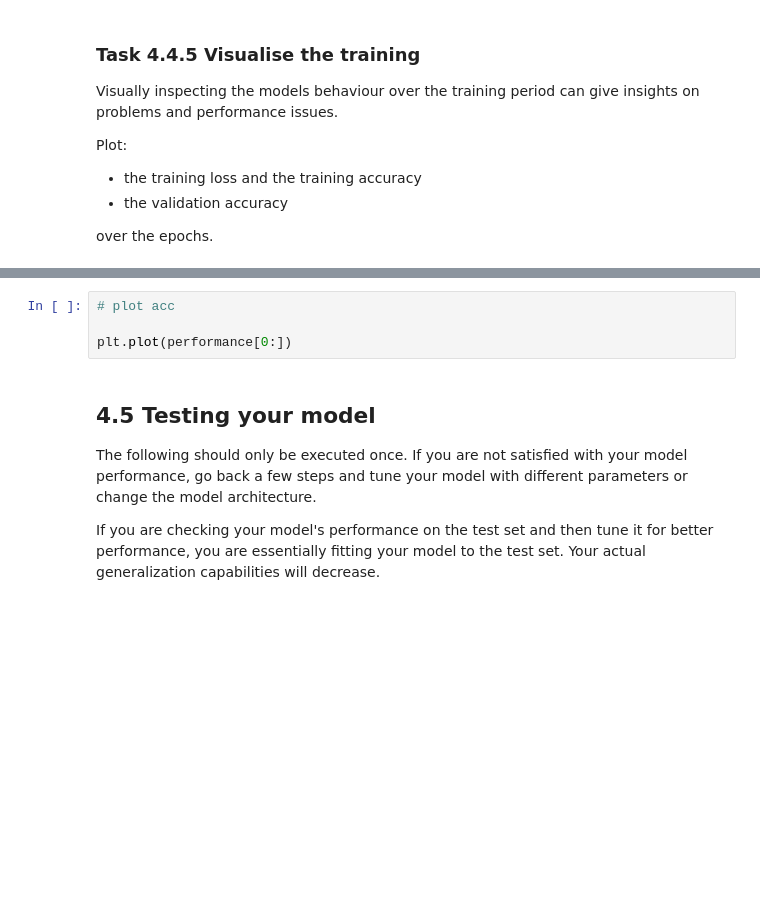
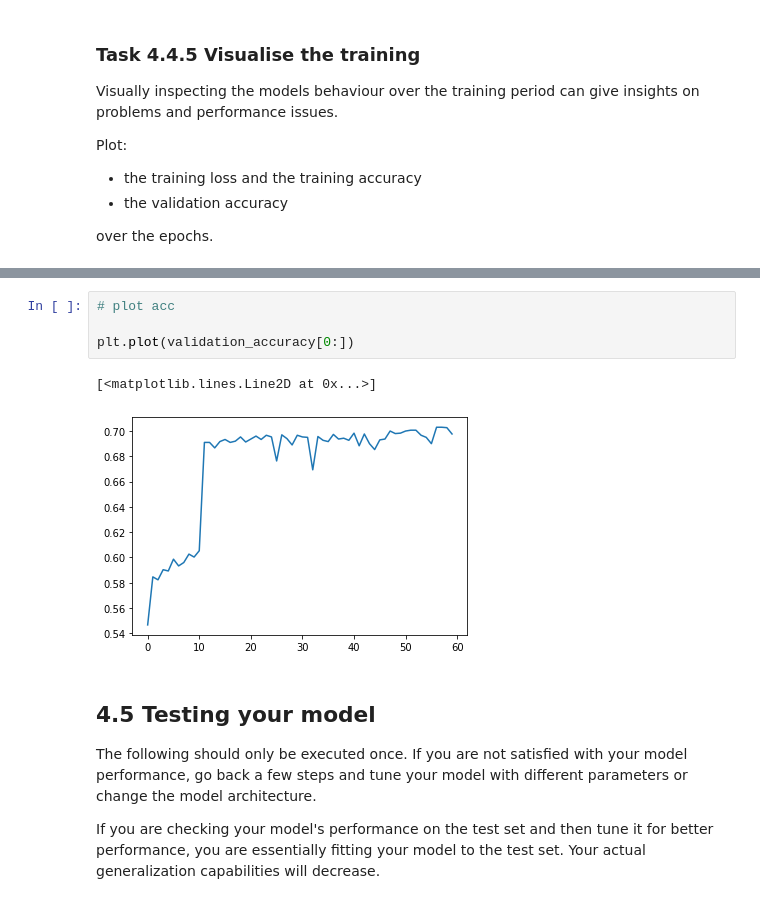
Before and after one commit to joe-hannes/DAIS, a Jupyter notebook: week4/FMSSVRC.ipynb, the cells around one changed output, grey strips where cells are left out. Cells and saved outputs as stored; diff of their text form; blank space fills up the shorter version.

```diff
--- a/week4/FMSSVRC.ipynb
+++ b/week4/FMSSVRC.ipynb
@@ -221,7 +256,10 @@ plt.plot(performance[0:])
 # %%
 # plot acc
 
-plt.plot(performance[0:])
+plt.plot(validation_accuracy[0:])
+# %% [output]
+[<matplotlib.lines.Line2D at 0x...>]
+[figure, added]
 # %% [markdown]
 ## 4.5 Testing your model
 The following should only be executed once. If you are not satisfied with your model performance, go back a few steps and tune your model with different parameters or change the model architecture.
```
Also changed, not shown: parts of 6 cells of this notebook.
